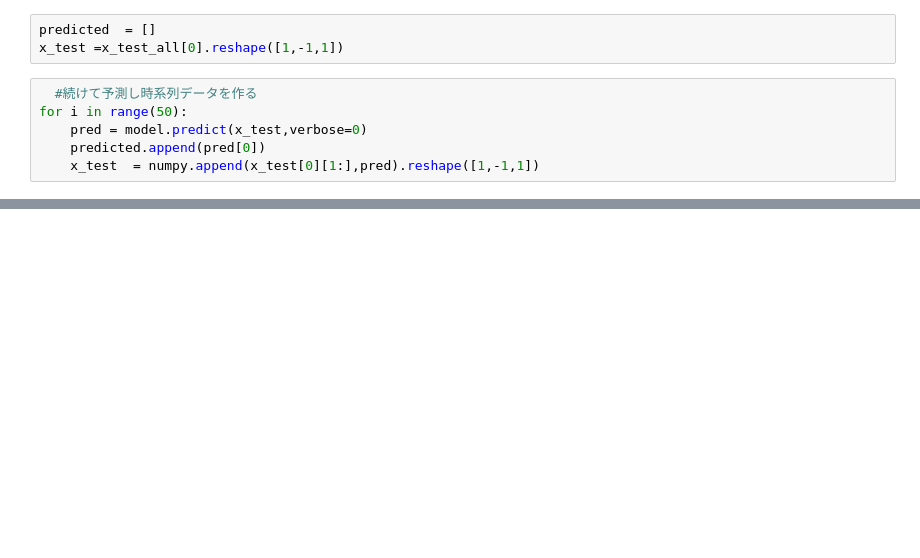
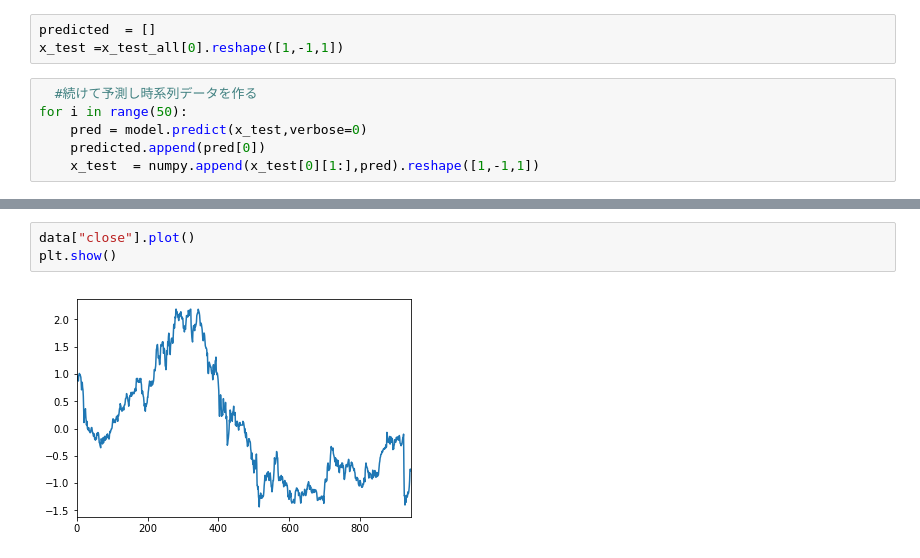
Before and after one commit to mlpanda0210/LSTM-stock-prediction, a Jupyter notebook: DIC_LSTM_stock-KOBELCO-continueous.ipynb, the cells around one changed output, grey strips where cells are left out. Cells and saved outputs as stored; diff of their text form; blank space fills up the shorter version.

```diff
--- a/DIC_LSTM_stock-KOBELCO-continueous.ipynb
+++ b/DIC_LSTM_stock-KOBELCO-continueous.ipynb
@@ -129,0 +130,5 @@ plt.show()
+# %%
+data["close"].plot()
+plt.show()
+# %% [output]
+[figure, added]
```
Also changed, not shown: parts of 2 cells of this notebook.
